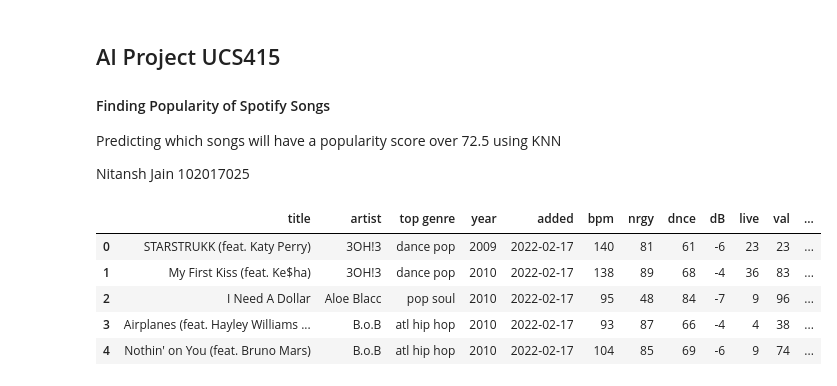
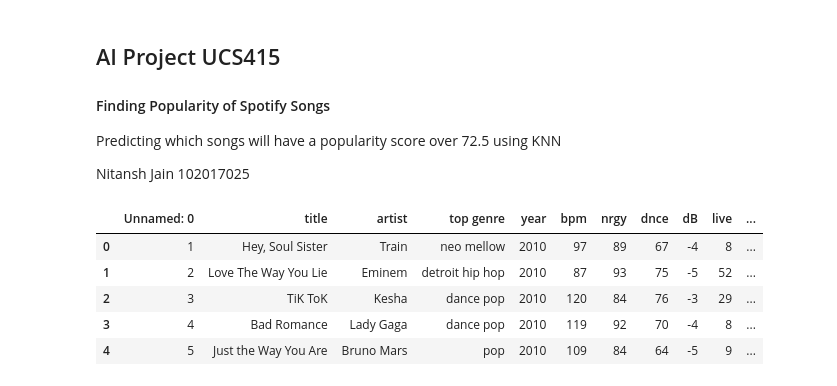
Before and after one commit to nitanshjain/Predicting_Spotify_Song_Popularity, a Jupyter notebook: AI_Project_KNN.ipynb, the cells around one changed output. Cells and saved outputs as stored; diff of their text form; code cells hidden in the pictures.

```diff
--- a/AI_Project_KNN.ipynb
+++ b/AI_Project_KNN.ipynb
@@ -13,15 +13,15 @@ from sklearn.metrics import confusion_matrix
 
 %matplotlib inline
 # %%
-spotify_df = pd.read_csv('spotify_data.csv')
+spotify_df = pd.read_csv('top10s.csv', encoding='latin-1')
 spotify_df.head()
 # %% [output]
-|  | title | artist | top genre | year | added | bpm | nrgy | dnce | dB | live | val | ... |
-| 0 | STARSTRUKK (feat. Katy Perry) | 3OH!3 | dance pop | 2009 | 2022‑02‑17 | 140 | 81 | 61 | -6 | 23 | 23 | ... |
-| 1 | My First Kiss (feat. Ke$ha) | 3OH!3 | dance pop | 2010 | 2022‑02‑17 | 138 | 89 | 68 | -4 | 36 | 83 | ... |
-| 2 | I Need A Dollar | Aloe Blacc | pop soul | 2010 | 2022‑02‑17 | 95 | 48 | 84 | -7 | 9 | 96 | ... |
-| 3 | Airplanes (feat. Hayley Williams ... | B.o.B | atl hip hop | 2010 | 2022‑02‑17 | 93 | 87 | 66 | -4 | 4 | 38 | ... |
-| 4 | Nothin' on You (feat. Bruno Mars) | B.o.B | atl hip hop | 2010 | 2022‑02‑17 | 104 | 85 | 69 | -6 | 9 | 74 | ... |
+|  | Unnamed: 0 | title | artist | top genre | year | bpm | nrgy | dnce | dB | live | ... |
+| 0 | 1 | Hey, Soul Sister | Train | neo mellow | 2010 | 97 | 89 | 67 | -4 | 8 | ... |
+| 1 | 2 | Love The Way You Lie | Eminem | detroit hip hop | 2010 | 87 | 93 | 75 | -5 | 52 | ... |
+| 2 | 3 | TiK ToK | Kesha | dance pop | 2010 | 120 | 84 | 76 | -3 | 29 | ... |
+| 3 | 4 | Bad Romance | Lady Gaga | dance pop | 2010 | 119 | 92 | 70 | -4 | 8 | ... |
+| 4 | 5 | Just the Way You Are | Bruno Mars | pop | 2010 | 109 | 84 | 64 | -5 | 9 | ... |
 # %%
 # checking if any null values are present
 print(spotify_df.isnull().sum())
```
Also changed, not shown: parts of 28 cells of this notebook, 4 other files.
